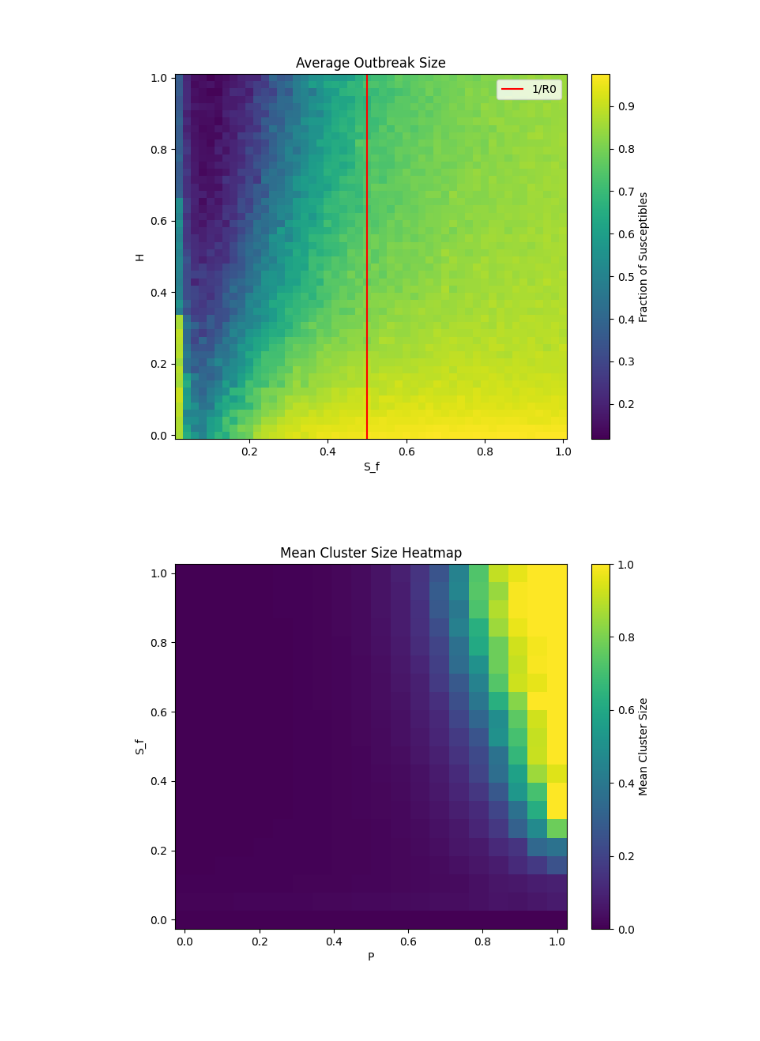
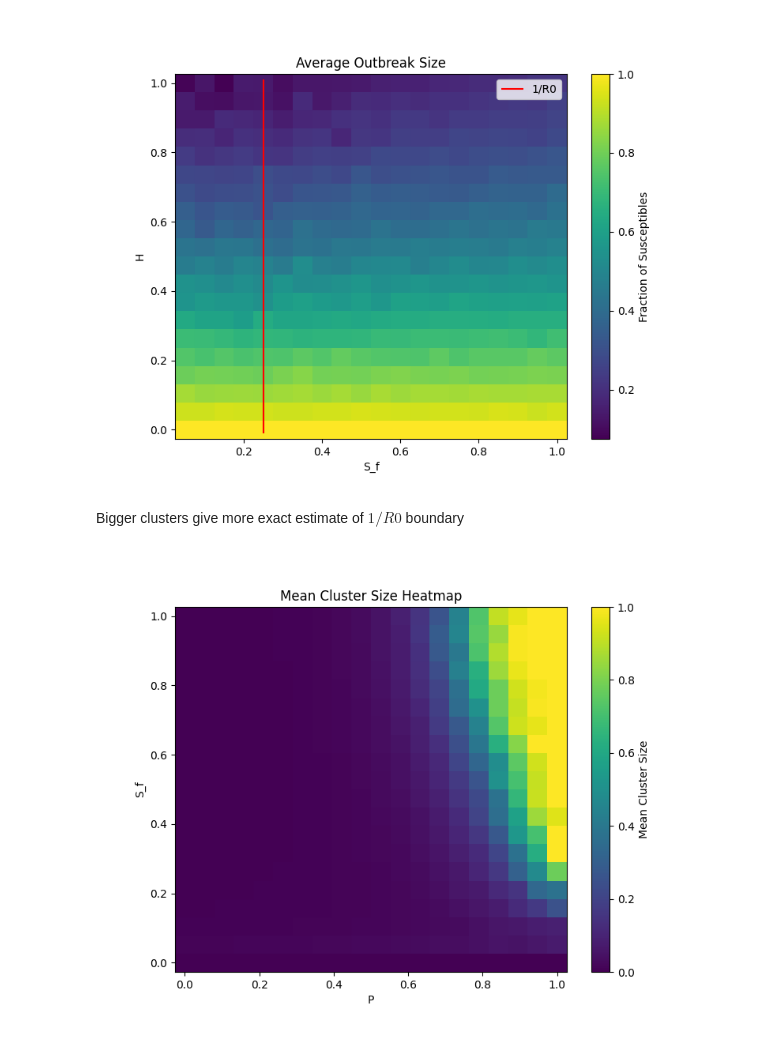
Before and after one commit to AlfredBendtzonHansen/het-measles, a Jupyter notebook: MCliqueRandomGraph.ipynb, the cells around one changed output. Drawn from its saved outputs; the diff is of its cells as text; code cells hidden in the pictures; blank space fills up the shorter version.

```diff
--- a/MCliqueRandomGraph.ipynb
+++ b/MCliqueRandomGraph.ipynb
@@ -11,11 +13,11 @@ from tqdm import tqdm
 # %%
 #An example of the network
 N = 100   # Number of nodes in the network
-M = 3 # Size of the cliques
+M = 10 # Size of the cliques
 
 # Generate the adjacency matrix
 adj_matrix, cliques = generate_clustered_network_discrete_M(N, M, lambda_edges= 1, m_cliques= 1)
-adj_matrix = keep_clusters_with_node_swap(adj_matrix, cliques, s_f = 0.5, H = 0.9)
+#adj_matrix = keep_clusters_with_node_swap(adj_matrix, cliques, s_f = 0.5, H = 0.9)
 # Create a NetworkX graph for visualization
 G = nx.from_numpy_array(adj_matrix)
 
@@ -72,49 +505,51 @@ plt.show()
 # Now simulate varying both sf (0 to 1) and labmda_edges, recording the mean cluster size and giant component
 # """
 
-N = 100  # Number of nodes in the network
-M = 3     # Size of the cliques
+N = 1000  # Number of nodes in the network
+M = 80    # Size of the cliques
 
-R0 = 2
+R0 = 4
 
 p = R0/(R0+1)
 
-N_H = 50
-N_sf =  50
+N_H = 20
+N_sf =  20
 
 H_values = np.linspace(0, 1, N_H)
 sf_values = np.linspace(0, 1, N_sf+1)[1:] #Eliminates the empty configuration
 
 cluster_sizes = np.zeros((N_H, N_sf))
 giant_component = np.zeros_like(cluster_sizes)
 
-N_runs = 20
+N_runs = 10
 
 for _ in tqdm(range(N_runs), desc = "Nr. Runs Loop"):
     # Generate the adjacency matrix
-    #adj_matrix, cliques = generate_clustered_network_discrete_M(N, M, lambda_edges = 2, m_cliques= 2)
-    adj_matrix, cliques = generate_clustered_network(N, M, lambda_edges = 2, lambda_cliques = 2)
+    adj_matrix, cliques = generate_clustered_network_discrete_M(N, M, lambda_edges = 2, m_cliques= 2)
+    #adj_matrix, cliques = generate_clustered_network(N, M, lambda_edges = 2, lambda_cliques = 2)
     for i, H_s in enumerate(H_values):
         for j, sf in enumerate(sf_values):
             adj_matrix_reduced = keep_clusters_with_node_swap(adj_matrix, cliques, s_f = sf, H = H_s)
 
             percolation_clusters, _,  percolation_giant = perform_percolation(adj_matrix_reduced, p = p, N_p = 10)
 
             cluster_sizes[i,j] += percolation_clusters/N_runs
             giant_component[i,j] += percolation_giant/N_runs
 
 plt.figure(figsize=(8, 6))
 X, Y = np.meshgrid(sf_values, H_values)
 plt.pcolormesh(X, Y, giant_component)
 plt.colorbar(label='Fraction of Susceptibles')
 plt.ylabel("H")
 plt.xlabel(f"S_f")
 plt.title("Average Outbreak Size")
 plt.vlines(1/R0, ymin = 0-.01, ymax = 1+.01, color = "red", label = f"1/R0")
 plt.legend()
 plt.show()
 # %% [output]
-[figure, old version]
+[figure, new version]
+# %% [markdown]
+Bigger clusters give more exact estimate of $1/R0$ boundary
 # %%
 """
 Now simulate varying both sf (0 to 1) and percolation parameter (0,1), recording the mean cluster size and giant component
```
Also changed, not shown: parts of 11 cells of this notebook, 3 other files.
